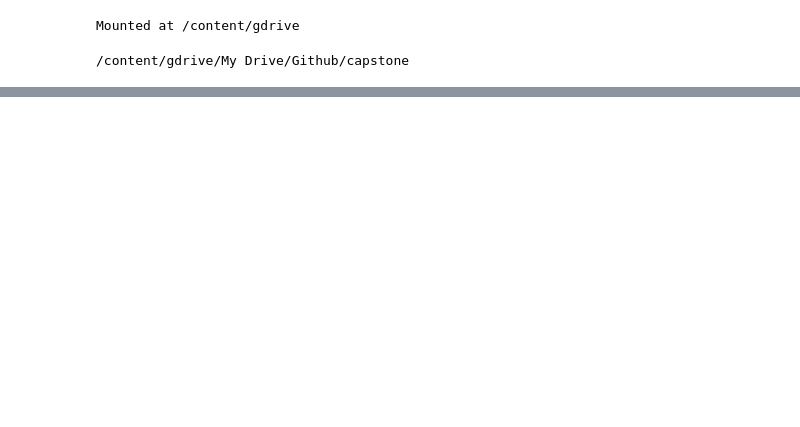
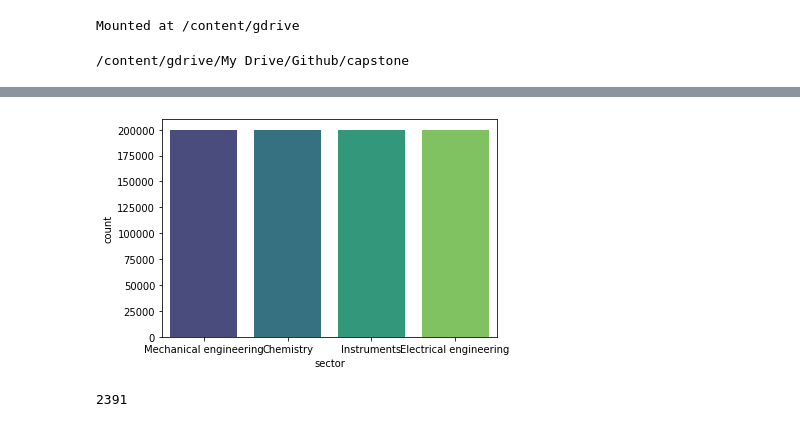
Before and after one commit to cmfritz/NLP-Patent-Classification, a Jupyter notebook: data_clean.ipynb, the cells around one changed output, grey strips where cells are left out. Drawn from its saved outputs; the diff is of its cells as text; code cells hidden in the pictures; blank space fills up the shorter version.

```diff
--- a/data_clean.ipynb
+++ b/data_clean.ipynb
@@ -24,0 +65,5 @@ df_master.to_pickle('data/data_4_analysis.pkl')
+# %%
+sizes = pd.DataFrame()
+sizes['sector'] = list(set(df.sector))
+sizes['sector_count'] = [len(df[df.sector==sector]) for sector in sizes.sector]
+sizes
@@ -24,0 +76,7 @@ df_master.to_pickle('data/data_4_analysis.pkl')
+# %%
+class_size = 200000
+trimmed_df = pd.DataFrame()
+for sector in sizes.sector:
+  group = df[df.sector == sector][:class_size]
+  trimmed_df = trimmed_df.append(group)
+trimmed_df.info()
@@ -24,0 +94,13 @@ df_master.to_pickle('data/data_4_analysis.pkl')
+# %%
+ax = sns.countplot(x='sector', data=trimmed_df, palette='viridis')
+# %% [output]
+[figure, added]
+# %%
+del df
+df = trimmed_df
+y = df['sector']
+X = df['text']
+del trimmed_df
+gc.collect()
+# %% [output]
+2391
```
Also changed, not shown: parts of 18 cells of this notebook.
